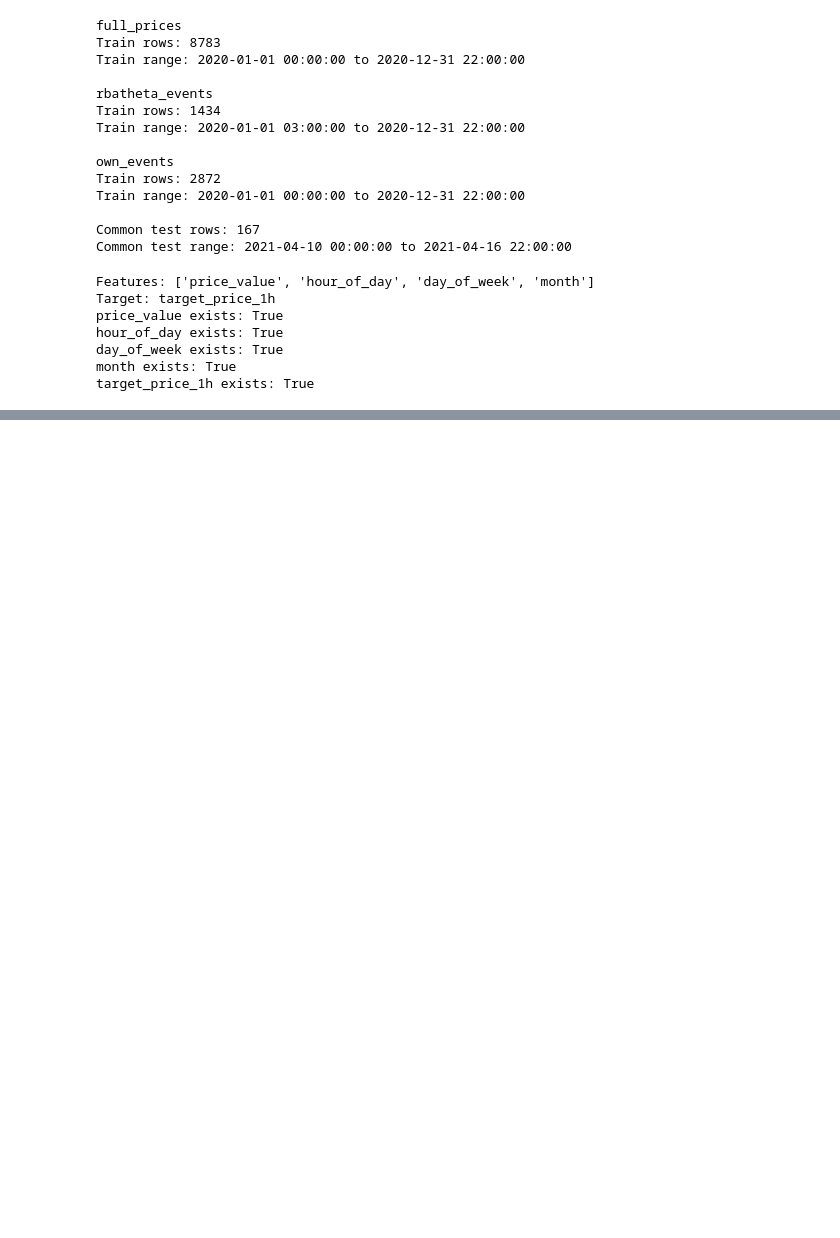
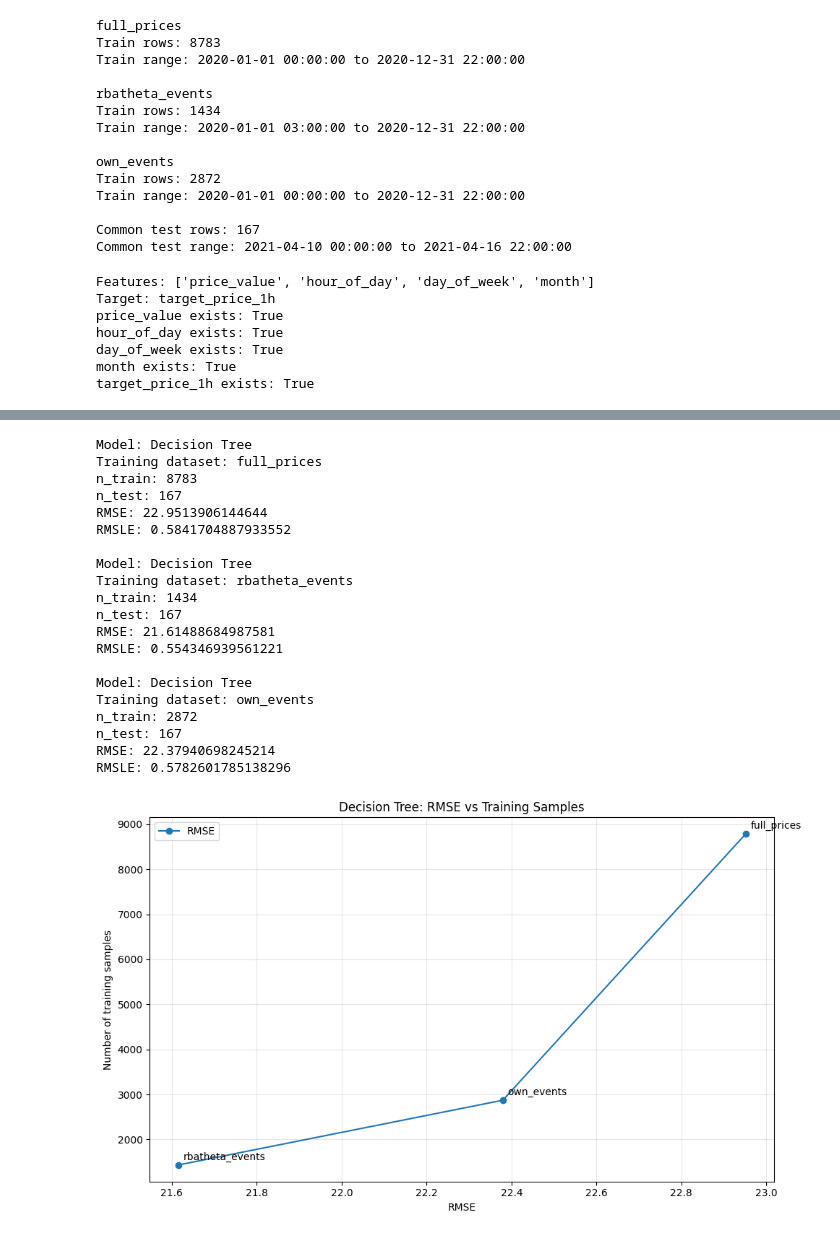
Before and after one commit to huugoox/tfg, a Jupyter notebook: notebooks/Analysis/02_ML.ipynb, the cells around one changed output, grey strips where cells are left out. Cells and saved outputs as stored; diff of their text form; code cells hidden in the pictures; blank space fills up the shorter version.

```diff
--- a/notebooks/Analysis/02_ML.ipynb
+++ b/notebooks/Analysis/02_ML.ipynb
@@ -627,0 +664,40 @@ plt.show()
+# %%
+# ============================================================
+# 19. DECISION TREE
+# ============================================================
+
+dt_results, dt_predictions = train_model_with_training_sets(
+    model_name="Decision Tree",
+    model_factory=lambda: DecisionTreeRegressor(
+        random_state=42
+    )
+)
+
+dt_results_table = build_results_table(dt_results)
+
+dt_results_table
+
+plot_error_vs_training_samples(dt_results, metric="RMSE")
+plot_error_vs_training_samples(dt_results, metric="RMSLE")
+# %% [output]
+Model: Decision Tree
+Training dataset: full_prices
+n_train: 8783
+n_test: 167
+RMSE: 22.9513906144644
+RMSLE: 0.5841704887933552
+
+Model: Decision Tree
+Training dataset: rbatheta_events
+n_train: 1434
+n_test: 167
+RMSE: 21.61488684987581
+RMSLE: 0.554346939561221
+
+Model: Decision Tree
+Training dataset: own_events
+n_train: 2872
+n_test: 167
+RMSE: 22.37940698245214
+RMSLE: 0.5782601785138296
+[figure, added]
```
Also changed, not shown: parts of 11 cells of this notebook.
